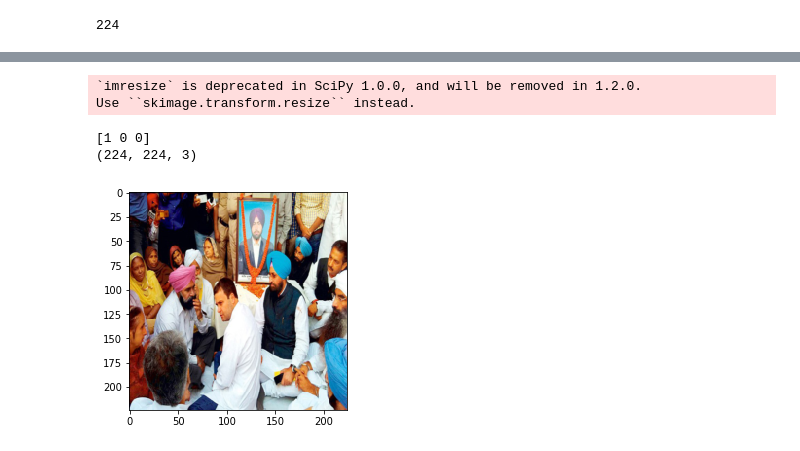
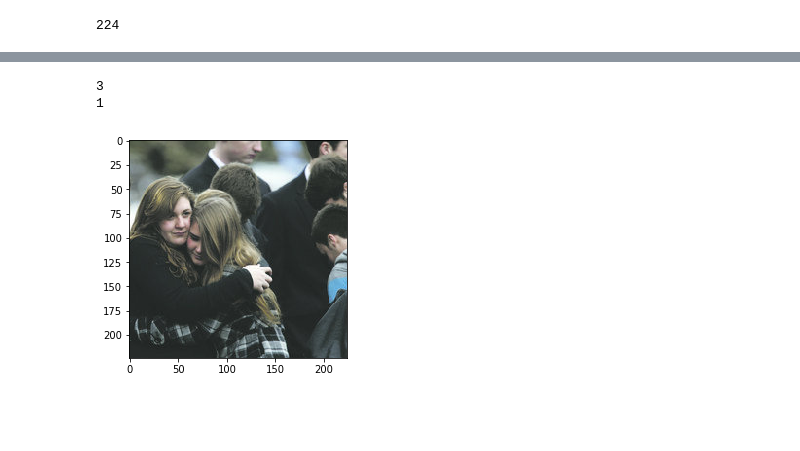
Before and after one commit to Sasha115/L44_Mini_Project, a Jupyter notebook: ResNet101.ipynb, the cells around one changed output, grey strips where cells are left out. Drawn from its saved outputs; the diff is of its cells as text; code cells hidden in the pictures; blank space fills up the shorter version.

```diff
--- a/ResNet101.ipynb
+++ b/ResNet101.ipynb
@@ -29,13 +31,15 @@ print(height_image)
 # %% [output]
 224
 # %%
-def get_images(data_dir, training, batch_size=10):
+def get_images(data_dir, data_type, batch_size=10):
   height = height_image
   width = width_image
-  if(training == True):
+  if(data_type == 1):
     data_dir = data_dir +"Train/"
-  else:
+  elif(data_type == 2):
     data_dir = data_dir +"Val/"
+  elif(data_type == 3):
+    data_dir = data_dir +"Test/"
   input_files_positive = glob(data_dir + "Positive/*.jpg")
   input_files_negative = glob(data_dir + "Negative/*.jpg")
   input_files_neutral = glob(data_dir + "Neutral/*.jpg")
@@ -52,8 +56,21 @@ def get_images(data_dir, training, batch_size=10):
   while 1:
     image_names,labels = zip(*next(label_files_grouped))
 
-    #can change image size - note - possibly investigate?
-    image_files = [imresize(np.uint8(imageio.imread(fname)),(height,width)) for fname in image_names]
+    dx = 224
+    dy = 224
+
+    image_data = [Image.open(fname) for fname in image_names]
+
+    images = [image.resize((256,256),PIL.Image.ANTIALIAS) if (image.size[0] < 256 or image.size[1] < 256) else image for image in image_data]
+
+    images_crop = []
+    for image in images:
+        x = random.randint(0, image.size[0]-dx-1)
+        y = random.randint(0, image.size[1]-dy-1)
+        images_crop.append(image.crop((x,y, x+dx, y+dy)))
+
+    pil_images = [np.fliplr(image) if np.random.random() > 0.5 else image for image in images_crop]
+    image_files = [np.array(np_image) for np_image in pil_images]
 
     yield zip(image_files,list(labels))
 # %%
@@ -63,14 +96,14 @@ x = get_images(data_dir,True,10)
+# %%
+a = get_images(data_dir,1,15)
 # %%
-images, labels = map(list, zip(*next(x)))
-print(labels[0])
-print(images[0].shape)
+images, labels = map(list, zip(*next(a)))
+print(labels[0].size)
+print(len(images))
 plt.imshow(images[0])
 plt.show()
 # %% [output]
-`imresize` is deprecated in SciPy 1.0.0, and will be removed in 1.2.0.
-Use ``skimage.transform.resize`` instead.
+3
+1
-[1 0 0]
-(224, 224, 3)
-[figure, old version]
+[figure, new version]
 # %%
 total_num_images = 3630
```
Also changed, not shown: parts of 7 cells of this notebook.
